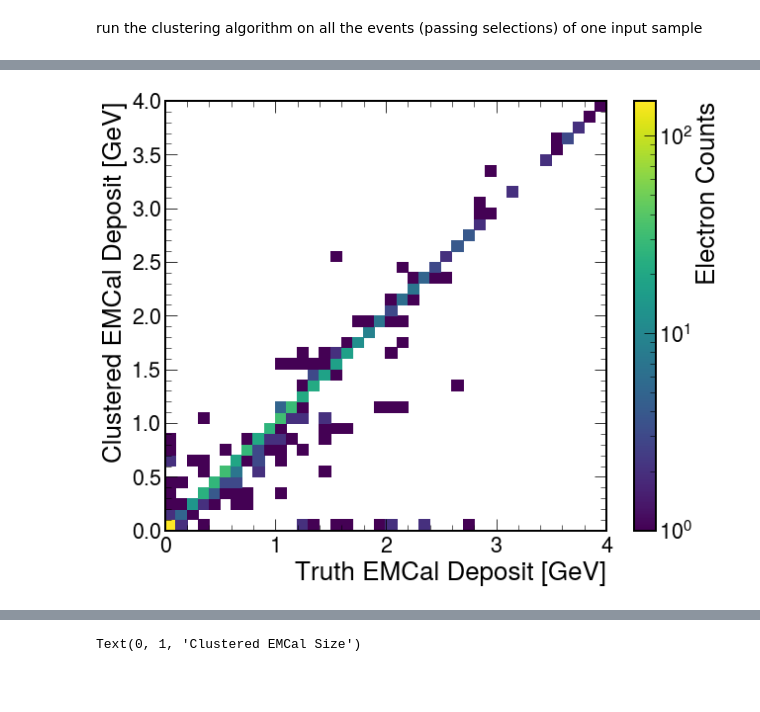
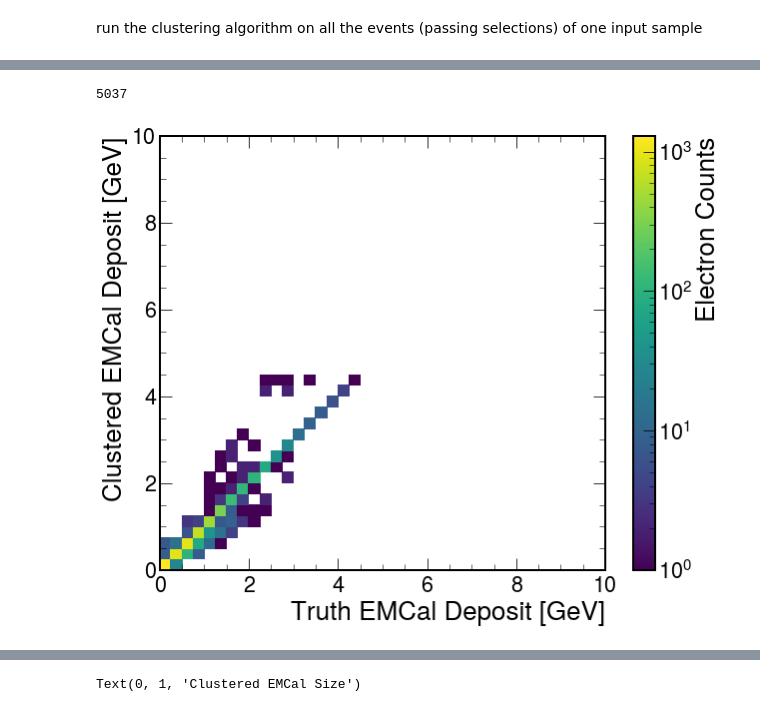
Before and after one commit to DarkQuest-FNAL/DarkQuest, a Jupyter notebook: e1039-analysis/python/EMCALClusters_v2.ipynb, the cells around one changed output, grey strips where cells are left out. Cells and saved outputs as stored; diff of their text form; code cells hidden in the pictures; blank space fills up the shorter version.

```diff
--- a/e1039-analysis/python/EMCALClusters_v2.ipynb
+++ b/e1039-analysis/python/EMCALClusters_v2.ipynb
@@ -397,18 +411,19 @@ to_numpy [ 7.2189646  7.18185    3.363776  ...  9.468332  21.457052   0.6249017]
 # %% [markdown]
 Run one quick test of ploting the EMCal energy deposits, the clustering algorithm, and plot the clustered distributions
 # %%
-ifileBrem = "/seaquest/users/cmantill/DarkQuest/e1039-analysis/SimHits/macro/simeval_electrons_emcal/sim_eval_Brem_0.033428_z500_600_eps_-6.root"
+#ifileBrem = "/seaquest/users/cmantill/DarkQuest/e1039-analysis/SimHits/macro/simeval_electrons_emcal/sim_eval_Brem_0.033428_z500_600_eps_-6.root"
+ifileBrem = "/seaquest/users/cmantill/DarkQuest/e1039-analysis/SimHits/macro/simeval_electrons_emcal/sim_eval_Brem_1.356670_z500_600_eps_-6.root"
+ifileBrem = "/seaquest/users/cmantill/DarkQuest/e1039-analysis/SimHits/macro/simana_electrons/Brem_0.056739_z500_600_eps_-6.root"
+ifileEta = "/seaquest/users/cmantill/DarkQuest/e1039-analysis/SimHits/macro/simeval_electrons_emcal/sim_eval_Eta_0.289880_z500_600_eps_-6.root"
+ifileEta = "/seaquest/users/cmantill/DarkQuest/e1039-analysis/SimHits/macro/simana_electrons/Eta_0.289880_z500_600_eps_-6.root"
 # this prints the evt numbers w two emcal showers and returns basic acceptance
-acc = printemcalshowers_byevent(ifileBrem)
+acc = printemcalshowers_byevent(ifileEta)
 print("acc: ", acc, len(acc))
 
-for evt in acc:
-    if evt != 12:
-        continue
-    #evt = acc[ievt]
-ge, showers, energies, sizes = ClusterEvent(ifileBrem,7, algo=0, makePlot=True,emin=0.01)
+ge, showers, energies, sizes, sizes_cut = ClusterEvent(ifileBrem,30, algo=0, makePlot=True,emin=0.01)
 print("ge", ge)
 print("showers", showers)
 print("energies", energies)
 print("sizes", sizes)
+print("sizes_cut", sizes_cut)
 # %% [output]
@@ -425,7 +441,9 @@ sizes [6. 4.]
 # %% [markdown]
 run the clustering algorithm on all the events (passing selections) of one input sample
 # %%
-ifileBrem = "/seaquest/users/cmantill/DarkQuest/e1039-analysis/SimHits/macro/simeval_electrons_emcal/sim_eval_Brem_0.033428_z500_600_eps_-6.root"
+'''
+#ifileBrem = "/seaquest/users/cmantill/DarkQuest/e1039-analysis/SimHits/macro/simeval_electrons_emcal/sim_eval_Brem_0.033428_z500_600_eps_-6.root"
+ifileBrem = "/seaquest/users/cmantill/DarkQuest/e1039-analysis/SimHits/macro/simeval_electrons_emcal/sim_eval_Brem_1.356670_z500_600_eps_-6.root"
 # this prints the evt numbers w two emcal showers and returns basic acceptance
 acc = printemcalshowers_byevent(ifileBrem)
 print("acc: ", acc, len(acc))
@@ -476,4 +494,5 @@ for evt in acc:
     #print("size cluster ", cluster_size_1st+cluster_size_2nd)
     #break
 print("done")
+'''
 # %% [output]
@@ -497,21 +614,29 @@ done
 # %%
-cluster_energy_array = np.array(cluster_reco_1st  + cluster_reco_2nd)
-cluster_truth_array  = np.array(cluster_truth_1st + cluster_truth_2nd)
-electron_truth_energy_array = np.array(electron_truth_1st + electron_truth_2nd)
+#cluster_energy_array = np.array(cluster_reco_1st  + cluster_reco_2nd)
+#cluster_truth_array  = np.array(cluster_truth_1st + cluster_truth_2nd)
+#electron_truth_energy_array = np.array(electron_truth_1st + electron_truth_2nd)
 # select the ones having more than 50% (sampling fraction 10%), to remove the boundaries
-mask_outliers = np.where(cluster_energy_array>0.05*electron_truth_energy_array)
-cluster_energy_array = cluster_energy_array[mask_outliers]
-electron_truth_energy_array = electron_truth_energy_array[mask_outliers]
-cluster_truth_array = cluster_truth_array[mask_outliers]
+#mask_outliers = np.where(cluster_energy_array>0.05*electron_truth_energy_array)
+#cluster_energy_array = cluster_energy_array[mask_outliers]
+#electron_truth_energy_array = electron_truth_energy_array[mask_outliers]
+#cluster_truth_array = cluster_truth_array[mask_outliers]
+#cluster_energy_array = cluster_reco
+#electron_truth_energy_array = electron_truth
+#cluster_truth_array = cluster_truth
+cluster_energy_array_Eta = cluster_reco_Eta
+electron_truth_energy_array_Eta = electron_truth_Eta
+cluster_truth_array_Eta = cluster_truth_Eta
 # %%
 fig = plt.figure(figsize=(10,8))
-plt.hist2d(cluster_truth_1st+cluster_truth_2nd, cluster_reco_1st+cluster_reco_2nd, bins=[40,40], range=[[0,4], [0,4]], density=False, norm=colors.LogNorm())
+print(len(cluster_truth_array))
+plt.hist2d(cluster_truth_array_Eta, cluster_energy_array_Eta, bins=[40,40], range=[[0,10], [0,10]], density=False, norm=colors.LogNorm())
 #plt.xlim(0,8)
 #plt.ylim(0,8)
 cbar=plt.colorbar()
 cbar.set_label('Electron Counts')
 plt.xlabel("Truth EMCal Deposit [GeV]")
 plt.ylabel("Clustered EMCal Deposit [GeV]")
 plt.savefig("Reco_VS_Gen_Energy_large.png")
 # %% [output]
+5037
-[figure, old version]
+[figure, new version]
```
Also changed, not shown: parts of 23 cells of this notebook.
